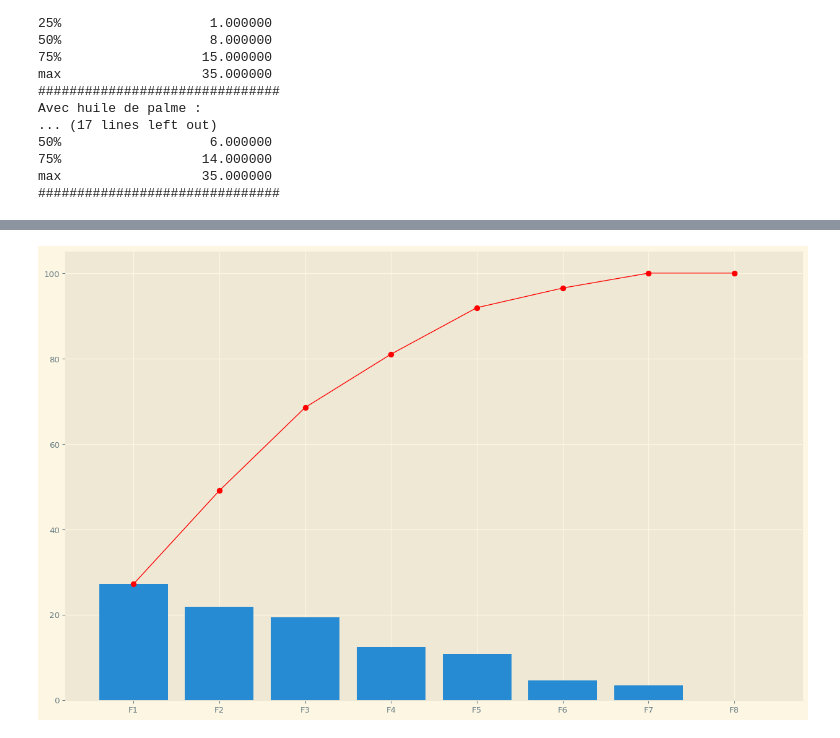
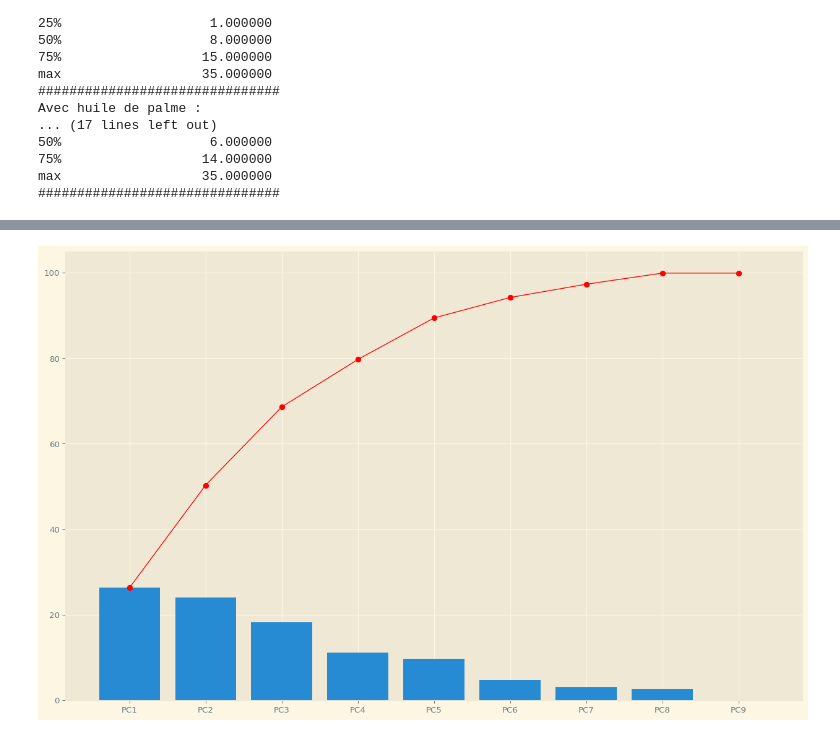
Before and after one commit to Psemp/ds_project_3, a Jupyter notebook: exploratory_analysis.ipynb, the cells around one changed output, grey strips where cells are left out. Saved outputs shown, nothing was run; the diff lists cells and outputs as text; code cells hidden in the pictures.

```diff
--- a/exploratory_analysis.ipynb
+++ b/exploratory_analysis.ipynb
@@ -445,34 +542,39 @@ F_onewayResult(statistic=array([269.82391447]), pvalue=array([6.28481857e-60]))
 # %%
-columns_pca = [col for col in df_off.columns if col.endswith("100g") and not col.startswith("nutri")]
+from scripts.pca_fn import display_circles, display_factorial_planes
+
+columns_pca = [col for col in df_off.columns if col.endswith("100g")]
 data_pca = df_off[columns_pca]
 
 data_pca = data_pca.fillna(data_pca.mean())
 
+X = data_pca.values
+names = df_off.index
+features = columns_pca
+
 scaled_data = preprocessing.scale(data_pca)
-pca = PCA()
+pca = PCA(n_components=len(columns_pca))
 pca.fit(scaled_data)
 pca_data = pca.transform(scaled_data)
 percentage_variation = np.round(pca.explained_variance_ratio_ * 100, decimals=1)
 
-labels = ["F" + str(c) for c in range (1, len(percentage_variation) + 1)]
+labels = ["PC" + str(c) for c in range (1, len(percentage_variation) + 1)]
 x_bars = np.arange(1, len(percentage_variation) + 1, 1)
 
-total_percentage = 0
 cummulative_percentage = np.cumsum(percentage_variation)
 
 fig, ax1 = plt.subplots(
     ncols=1,
     nrows=1,
     figsize=(16, 10),
     dpi=96,
 )
 
-ax1.bar(x=x_bars, height=percentage_variation, hue=)
+ax1.bar(x_bars, height=percentage_variation)
 
-ax1.set_xticks(range(1, len(labels) +1, 1))
+ax1.set_xticks(range(1, len(labels) + 1, 1))
 ax1.set_xticklabels(labels)
 ax1.plot(ax1.get_xticks(), cummulative_percentage, marker="o", color="r", linewidth=1)
 
 plt.show()
 # %% [output]
-[figure, old version]
+[figure, new version]
```
Also changed, not shown: parts of 19 cells of this notebook, 4 other files.
